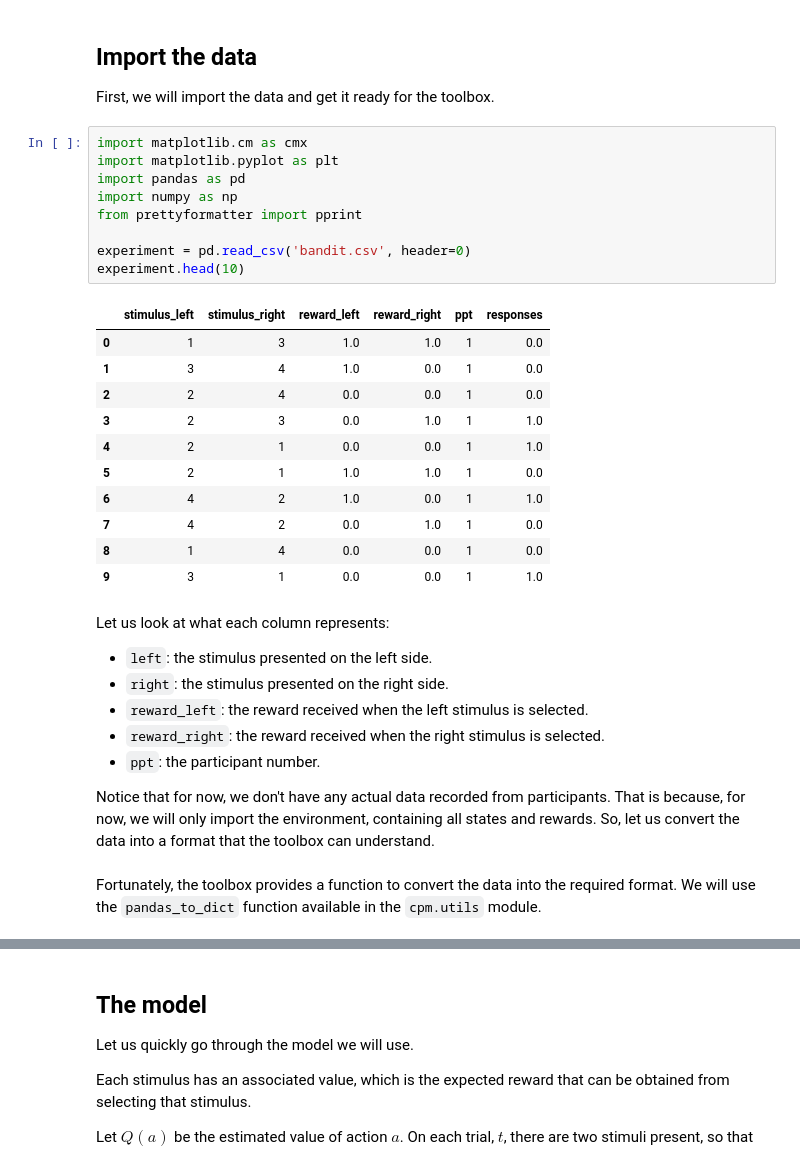
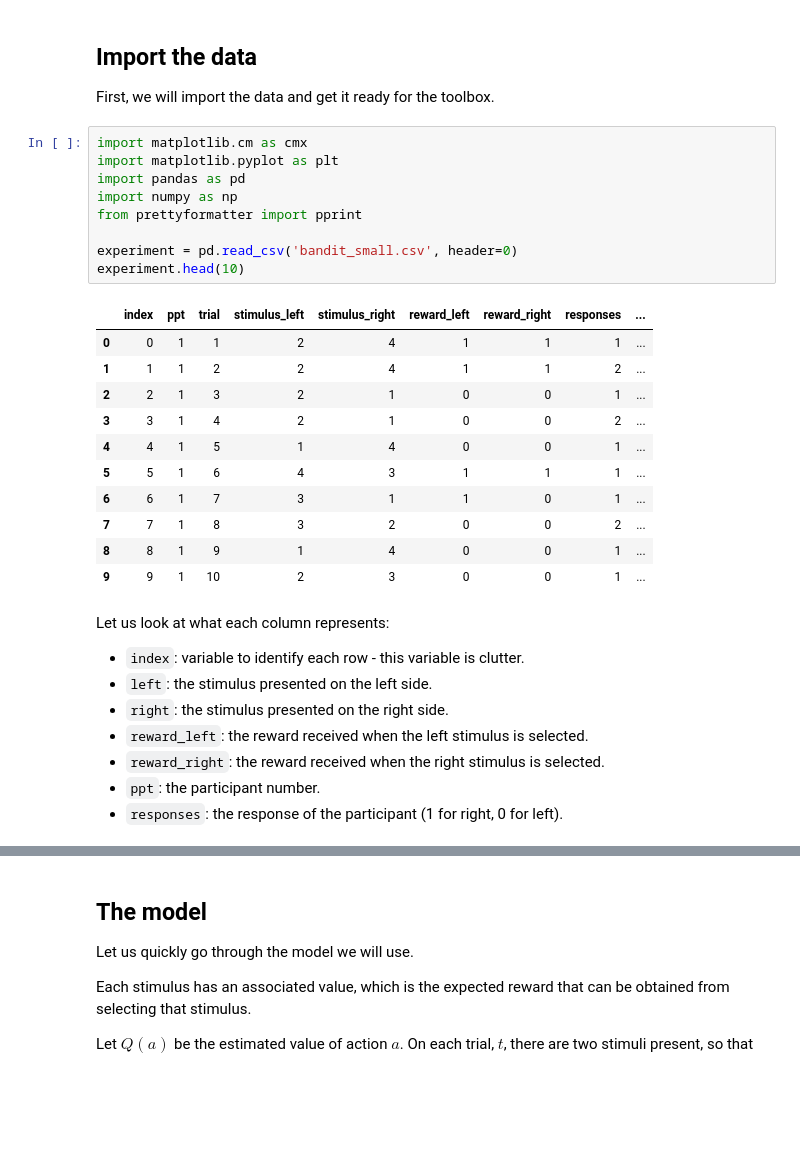
Before and after one commit to DevComPsy/cpm, a Jupyter notebook: docs/examples/example2.ipynb, the cells around one changed output, grey strips where cells are left out. Saved outputs shown, nothing was run; the diff lists cells and outputs as text; blank space fills up the shorter version.

```diff
--- a/docs/examples/example2.ipynb
+++ b/docs/examples/example2.ipynb
@@ -32,36 +24,31 @@ First, we will import the data and get it ready for the toolbox.
 # %%
 import matplotlib.cm as cmx
 import matplotlib.pyplot as plt
 import pandas as pd
 import numpy as np
 from prettyformatter import pprint
 
-experiment = pd.read_csv('bandit.csv', header=0)
+experiment = pd.read_csv('bandit_small.csv', header=0)
 experiment.head(10)
 # %% [output]
-|  | stimulus_left | stimulus_right | reward_left | reward_right | ppt | responses |
-| 0 | 1 | 3 | 1.0 | 1.0 | 1 | 0.0 |
-| 1 | 3 | 4 | 1.0 | 0.0 | 1 | 0.0 |
-| 2 | 2 | 4 | 0.0 | 0.0 | 1 | 0.0 |
-| 3 | 2 | 3 | 0.0 | 1.0 | 1 | 1.0 |
-| 4 | 2 | 1 | 0.0 | 0.0 | 1 | 1.0 |
-| 5 | 2 | 1 | 1.0 | 1.0 | 1 | 0.0 |
-| 6 | 4 | 2 | 1.0 | 0.0 | 1 | 1.0 |
-| 7 | 4 | 2 | 0.0 | 1.0 | 1 | 0.0 |
-| 8 | 1 | 4 | 0.0 | 0.0 | 1 | 0.0 |
-| 9 | 3 | 1 | 0.0 | 0.0 | 1 | 1.0 |
+|  | index | ppt | trial | stimulus_left | stimulus_right | reward_left | reward_right | responses | ... |
+| 0 | 0 | 1 | 1 | 2 | 4 | 1 | 1 | 1 | ... |
+| 1 | 1 | 1 | 2 | 2 | 4 | 1 | 1 | 2 | ... |
+| 2 | 2 | 1 | 3 | 2 | 1 | 0 | 0 | 1 | ... |
+| 3 | 3 | 1 | 4 | 2 | 1 | 0 | 0 | 2 | ... |
+| 4 | 4 | 1 | 5 | 1 | 4 | 0 | 0 | 1 | ... |
+| 5 | 5 | 1 | 6 | 4 | 3 | 1 | 1 | 1 | ... |
+| 6 | 6 | 1 | 7 | 3 | 1 | 1 | 0 | 1 | ... |
+| 7 | 7 | 1 | 8 | 3 | 2 | 0 | 0 | 2 | ... |
+| 8 | 8 | 1 | 9 | 1 | 4 | 0 | 0 | 1 | ... |
+| 9 | 9 | 1 | 10 | 2 | 3 | 0 | 0 | 1 | ... |
 # %% [markdown]
 Let us look at what each column represents:
 
+- `index`: variable to identify each row - this variable is clutter.
 - `left`: the stimulus presented on the left side.
 - `right`: the stimulus presented on the right side.
 - `reward_left`: the reward received when the left stimulus is selected.
 - `reward_right`: the reward received when the right stimulus is selected.
 - `ppt`: the participant number.
-
-Notice that for now, we don't have any actual data recorded from participants.
-That is because, for now, we will only import the environment, containing all states and rewards.
-So, let us convert the data into a format that the toolbox can understand.
+- `responses`: the response of the participant (1 for right, 0 for left).
-# %% [markdown]
-Fortunately, the toolbox provides a function to convert the data into the required format.
-We will use the `pandas_to_dict` function available in the `cpm.utils` module.
```
Also changed, not shown: parts of 48 cells of this notebook, 7 other files.
